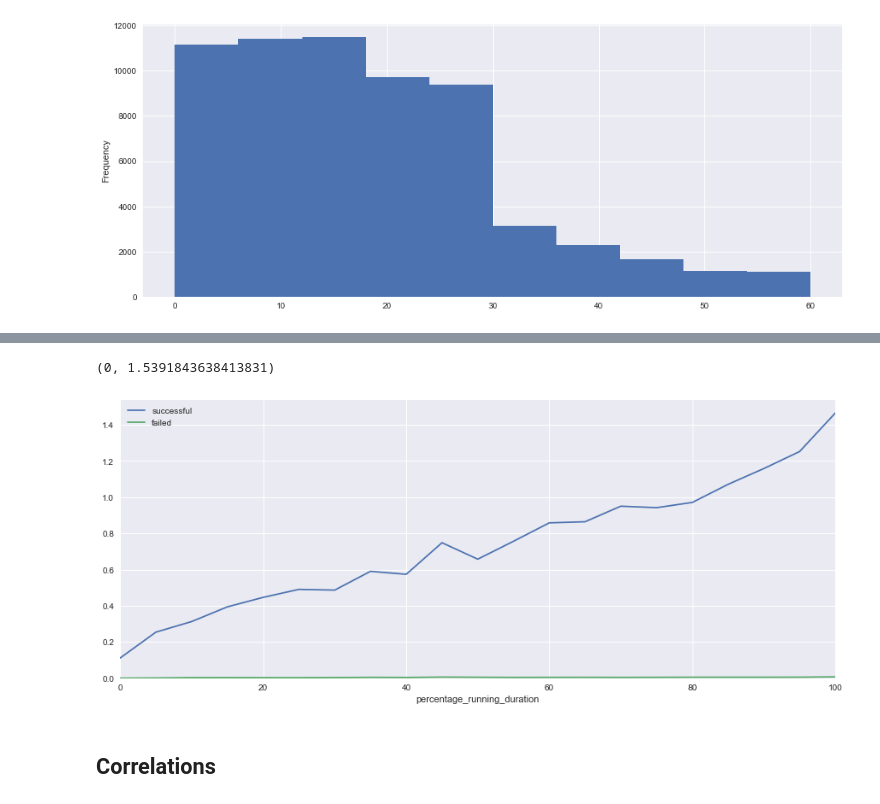
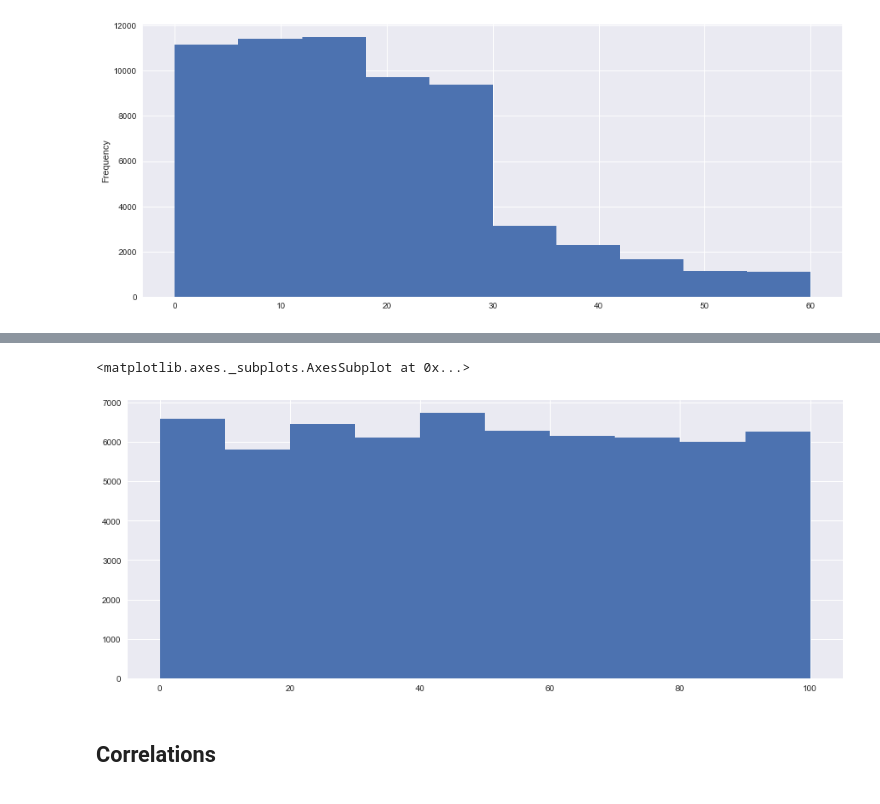
Before and after one commit to blanarik/kickstarter_success_prediction, a Jupyter notebook: 03_Kickstarter_exploratory_data_analysis.ipynb, the cells around one changed output, grey strips where cells are left out. Saved outputs shown, nothing was run; the diff lists cells and outputs as text; code cells hidden in the pictures.

```diff
--- a/03_Kickstarter_exploratory_data_analysis.ipynb
+++ b/03_Kickstarter_exploratory_data_analysis.ipynb
@@ -688,10 +634,8 @@ plt.ylim(ymin=0)
-# %%
-(x_median_s['usd_pledged'] / x_median_s['usd_goal']).plot(kind='line', label='successful', legend=True)
-(x_median_f['usd_pledged'] / x_median_f['usd_goal']).plot(kind='line', label='failed', legend=True)
-plt.ylim(ymin=0)
-# %% [output]
-(0, 1.5391843638413831)
-[figure, removed]
+# %%
+df_projects['ratio_running_duration'].hist()
+# %% [output]
+<matplotlib.axes._subplots.AxesSubplot at 0x...>
+[figure, added]
 # %% [markdown]
 ## Correlations
 # %%
```
Also changed, not shown: parts of 39 cells of this notebook.
